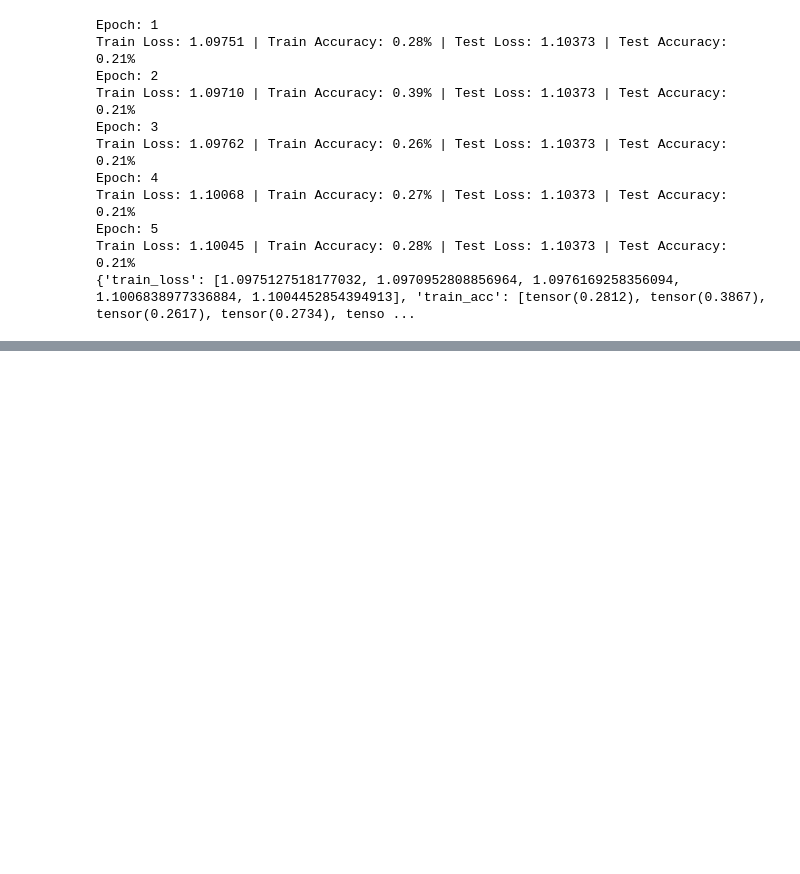
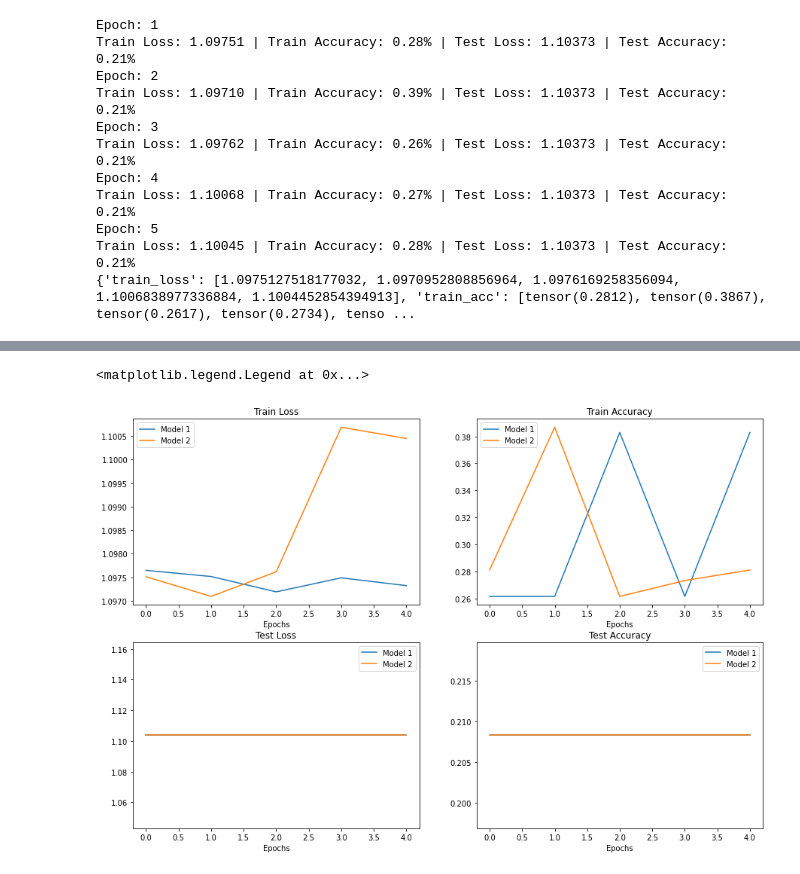
Before and after one commit to torrhen/pytorch_miscellaneous, a Jupyter notebook: 04_pytorch_custom_datasets.ipynb, the cells around one changed output, grey strips where cells are left out. Saved outputs shown, nothing was run; the diff lists cells and outputs as text; code cells hidden in the pictures; blank space fills up the shorter version.

```diff
--- a/04_pytorch_custom_datasets.ipynb
+++ b/04_pytorch_custom_datasets.ipynb
@@ -728,0 +731,5 @@ Train Loss: 1.10045 | Train Accuracy: 0.28% | Test Loss: 1.10373 | Test Accuracy
+# %%
+import pandas as pd # to show table of the metrics for each model
+
+model1_df = pd.DataFrame(model1_results)
+model2_df = pd.DataFrame(model2_results)
@@ -728,0 +754,41 @@ Train Loss: 1.10045 | Train Accuracy: 0.28% | Test Loss: 1.10373 | Test Accuracy
+# %%
+# plot the training and test loss for both models
+
+plt.figure(figsize=(15, 10))
+
+epochs = range(len(model1_df))
+
+# plot train loss
+plt.subplot(2, 2, 1)
+plt.plot(epochs, model1_df['train_loss'], label='Model 1')
+plt.plot(epochs, model2_df['train_loss'], label='Model 2')
+plt.title('Train Loss')
+plt.xlabel('Epochs')
+plt.legend()
+
+# plot train accuracy
+plt.subplot(2, 2, 2)
+plt.plot(epochs, model1_df['train_acc'], label='Model 1')
+plt.plot(epochs, model2_df['train_acc'], label='Model 2')
+plt.title('Train Accuracy')
+plt.xlabel('Epochs')
+plt.legend()
+
+# plot test loss
+plt.subplot(2, 2, 3)
+plt.plot(epochs, model1_df['test_loss'], label='Model 1')
+plt.plot(epochs, model2_df['test_loss'], label='Model 2')
+plt.title('Test Loss')
+plt.xlabel('Epochs')
+plt.legend()
+
+# plot test accuracy
+plt.subplot(2, 2, 4)
+plt.plot(epochs, model1_df['test_acc'], label='Model 1')
+plt.plot(epochs, model2_df['test_acc'], label='Model 2')
+plt.title('Test Accuracy')
+plt.xlabel('Epochs')
+plt.legend()
+# %% [output]
+<matplotlib.legend.Legend at 0x...>
+[figure, added]
```
Also changed, not shown: parts of 6 cells of this notebook.
